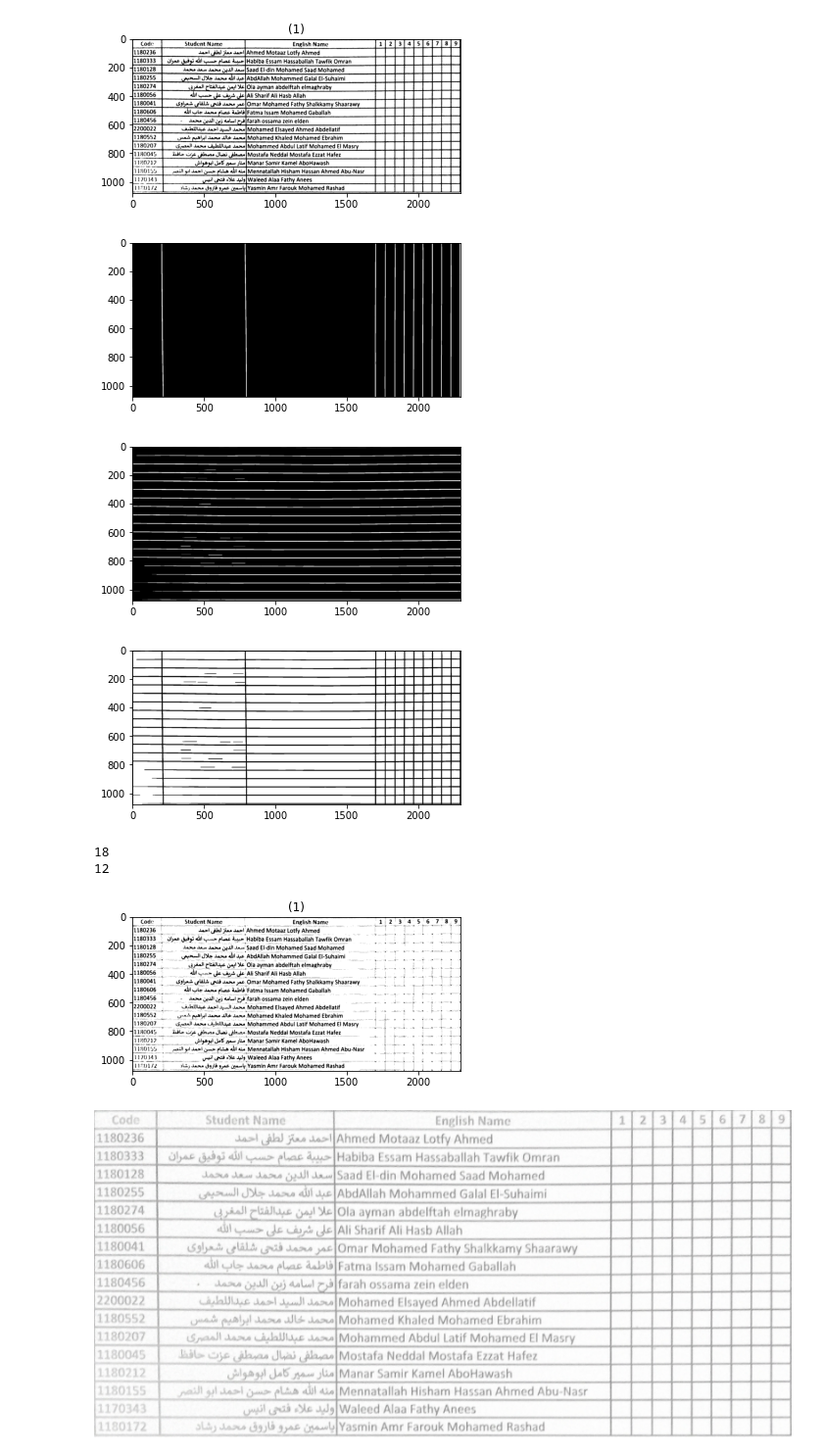
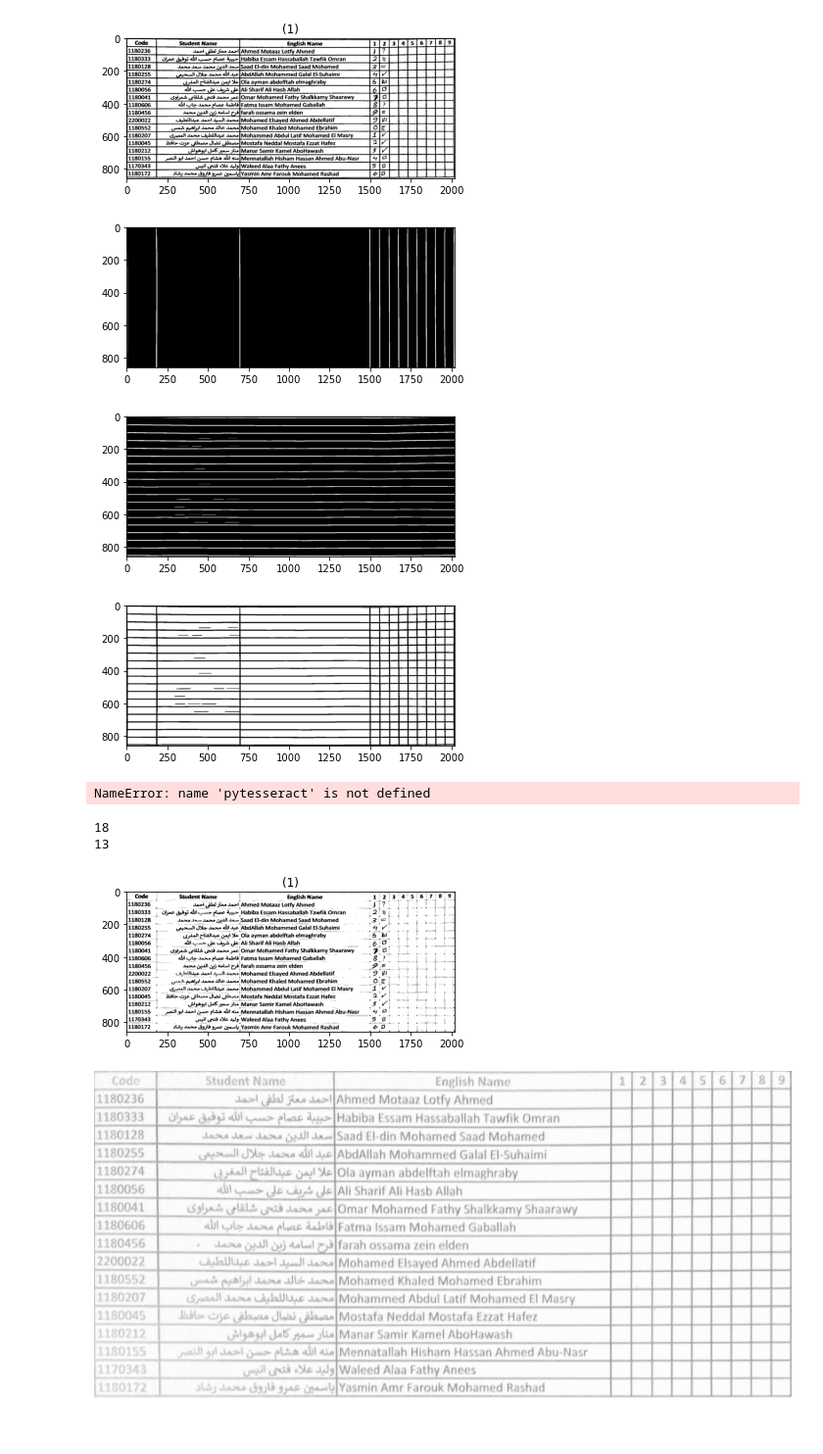
Before and after one commit to MoaazZaki/grade-auto-filler, a Jupyter notebook: playgrounds/cellDetectionModel.ipynb, the cells around one changed output. Shown at 98% size. Saved outputs shown, nothing was run; the diff lists cells and outputs as text; code cells hidden in the pictures; blank space fills up the shorter version.

```diff
--- a/playgrounds/cellDetectionModel.ipynb
+++ b/playgrounds/cellDetectionModel.ipynb
@@ -9,8 +9,8 @@ try:
     from PIL import Image
 except ImportError:
     import Image
-import pytesseract
-pytesseract.pytesseract.tesseract_cmd = "C:\Program Files (x86)\Tesseract-OCR\\tesseract.exe"
-!sudo apt install tesseract-ocr
-pytesseract.pytesseract.tesseract_cmd = r'/usr/bin/tesseract'
+#import pytesseract
+#pytesseract.pytesseract.tesseract_cmd = "C:\Program Files (x86)\Tesseract-OCR\\tesseract.exe"
+#!sudo apt install tesseract-ocr
+#pytesseract.pytesseract.tesseract_cmd = r'/usr/bin/tesseract'
 # %% [output]
@@ -427,31 +412,32 @@ def output_csv(cells_image,finalboxes,output_path,cols_to_drop=[]):
   return codeImages
 # %%
 
-img = cv2.imread("/content/1.jpg")
+img = cv2.imread("../datasets/grade_papers/5.jpg")
 #remove the shadow
 img=removeShadow(img)
 show_images([img])
 #scan the image
 sc = Scanner(img)
 scanned = sc.trnasform(visualize=False)
 #detect the cells
 cellDetector=CellDetector(scanned,visualize=True)
 cells,cells_image=cellDetector.get_table_cells()
 cols_to_drop=[1,2]
 codeImages=output_csv(cells_image,cells,"/content/output.xlsx",cols_to_drop)
 # %% [output]
-[figure, old version]
+[figure, new version]
-[figure, old version]
+[figure, new version]
-[figure, old version]
+[figure, new version]
-[figure, old version]
+[figure, new version]
+NameError: name 'pytesseract' is not defined
 # %%
 show_images([cells_image])
 print(len(cells))
 print(len(cells[0]))
 # %% [output]
 18
-12
+13
-[figure, old version]
+[figure, new version]
 # %%
 # show_images([img])
 from google.colab.patches import cv2_imshow
```
Also changed, not shown: parts of 1 cell of this notebook, 9 other files.
